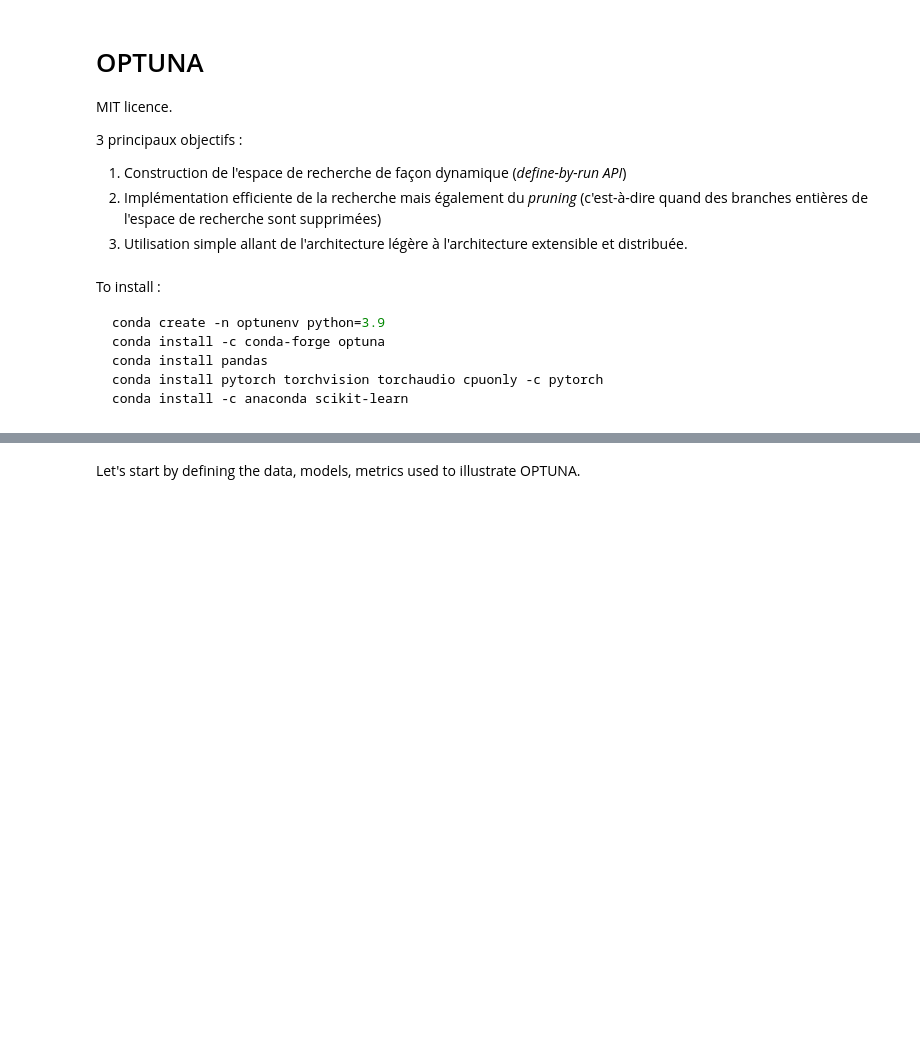
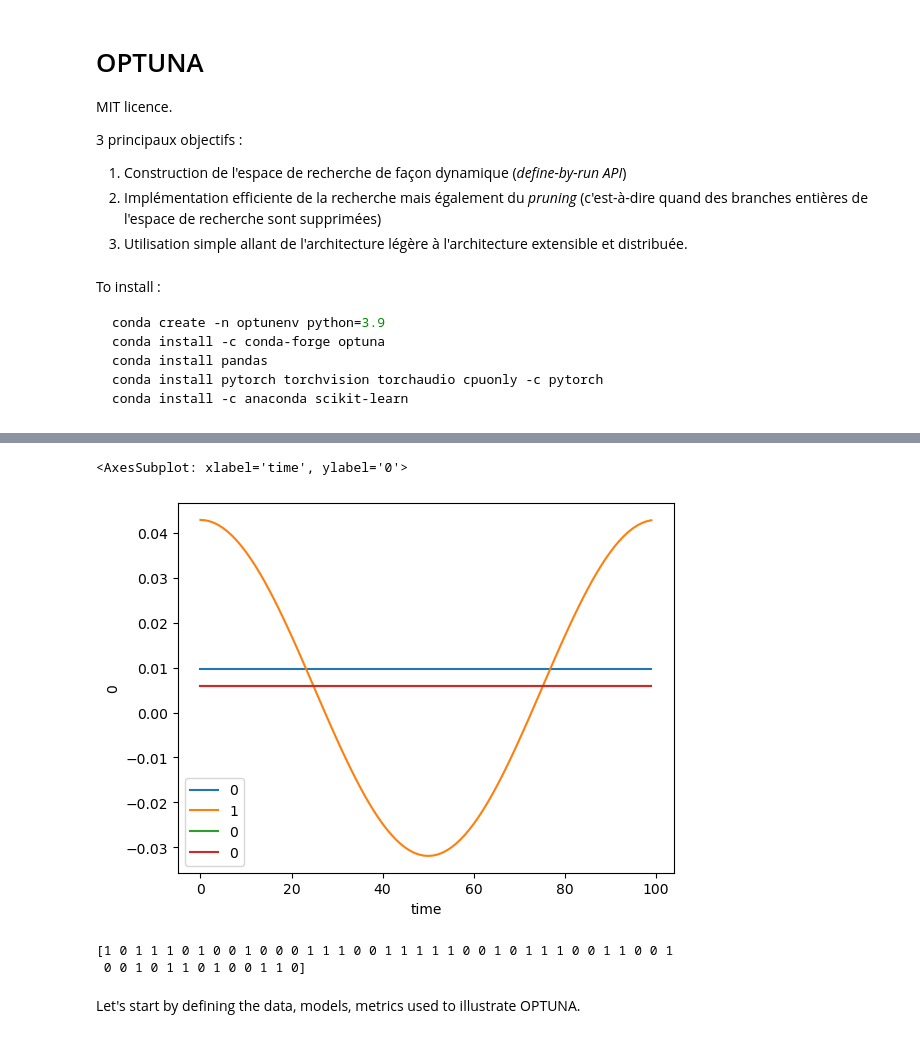
Before and after one commit to PaulCalot/optuna-time-series-classification, a Jupyter notebook: main.ipynb, the cells around one changed output, grey strips where cells are left out. Saved outputs shown, nothing was run; the diff lists cells and outputs as text; code cells hidden in the pictures; blank space fills up the shorter version.

```diff
--- a/main.ipynb
+++ b/main.ipynb
@@ -42,0 +70,2 @@ x_test = arr_test[:, 1:]
+# %%
+df = pd.DataFrame(data=x_train.T)
@@ -43,3 +88,22 @@ x_test = arr_test[:, 1:]
+# %%
+# df['target'] = y_train
+df['time'] = np.arange(sample_length)
+# %%
+import matplotlib.pyplot as plt
+import seaborn as sns
+fig, ax = plt.subplots()
+sns.lineplot(data=df, x='time', y=0, label=y_train[0])
+sns.lineplot(data=df, x='time', y=1, label=y_train[1])
+sns.lineplot(data=df, x='time', y=2, label=y_train[2])
+sns.lineplot(data=df, x='time', y=3, label=y_train[3])
+# %% [output]
+<AxesSubplot: xlabel='time', ylabel='0'>
+[figure, added]
+# %%
+print(y_test)
+# %% [output]
+[1 0 1 1 1 0 1 0 0 1 0 0 0 1 1 1 0 0 1 1 1 1 1 0 0 1 0 1 1 1 0 0 1 1 0 0 1
+ 0 0 1 0 1 1 0 1 0 0 1 1 0]
 # %%
 number_of_layers = [1, 2, 3, 4]
 hidden_sizes = [1, 2, 3, 4]
```
Also changed, not shown: parts of 13 cells of this notebook, 13 other files.
